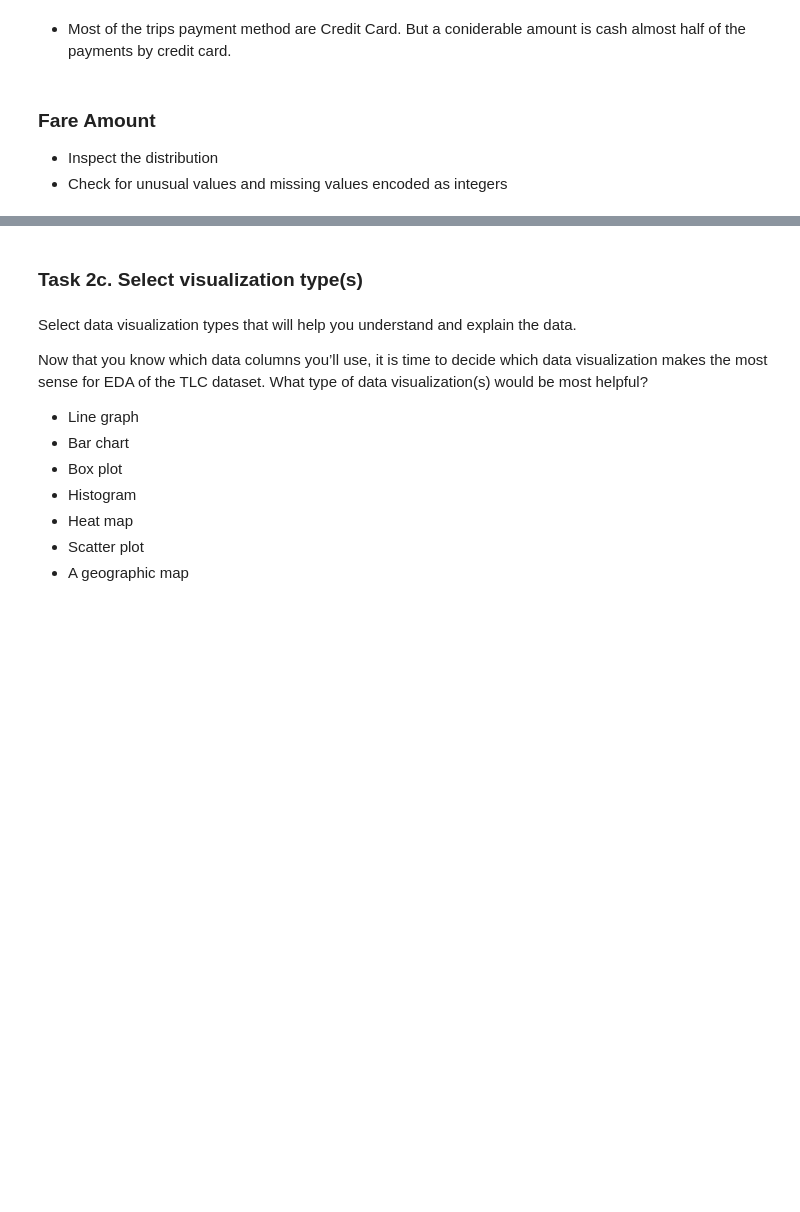
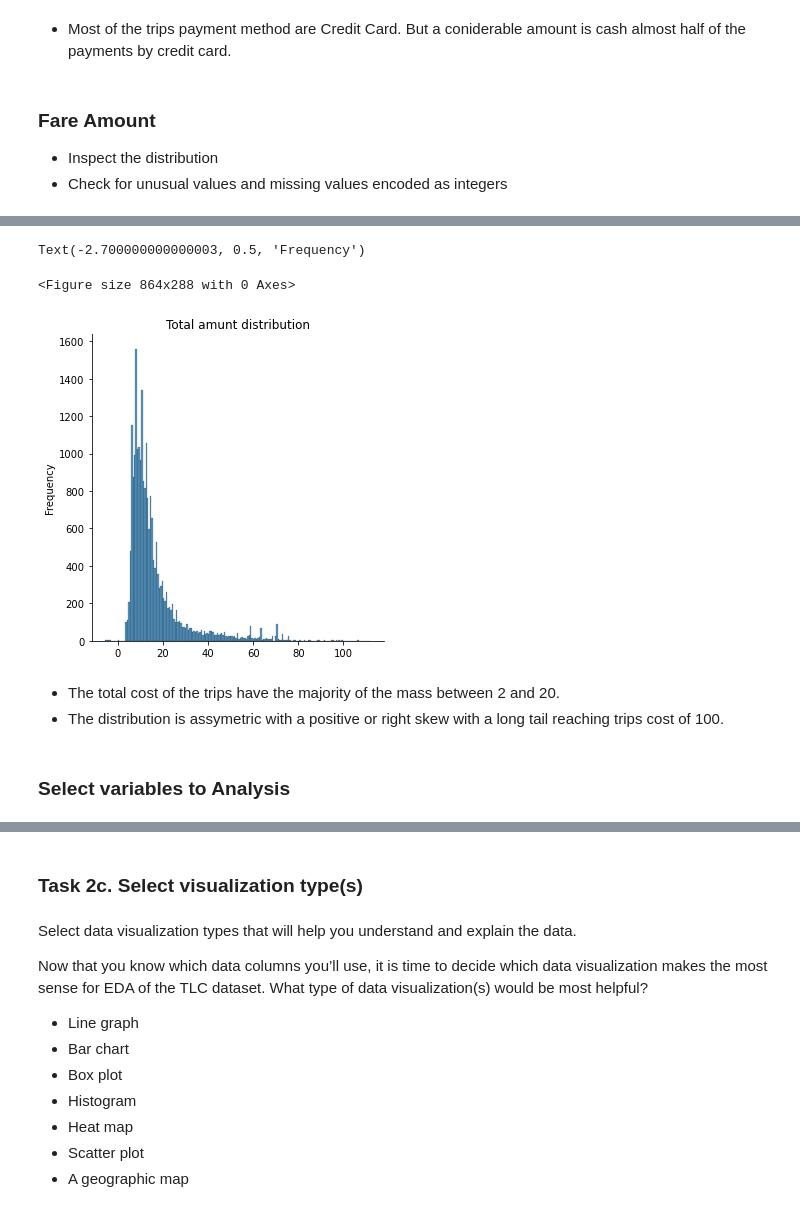
Before and after one commit to Protospi/automatidata-google, a Jupyter notebook: preprocess_eda.ipynb, the cells around one changed output, grey strips where cells are left out. Cells and saved outputs as stored; diff of their text form; code cells hidden in the pictures; blank space fills up the shorter version.

```diff
--- a/Activity_Course 3 Automatidata project lab.ipynb
+++ b/preprocess_eda.ipynb
@@ -589,0 +709,15 @@ Text(0.5, 1.0, 'Count of the number of trips by payment types')
+# %%
+plt.figure(figsize= (12, 4))
+sns.displot(df['total_amount'])
+plt.title('Total amunt distribution')
+plt.xlabel('')
+plt.ylabel('Frequency')
+# %% [output]
+Text(-2.700000000000003, 0.5, 'Frequency')
+<Figure size 864x288 with 0 Axes>
+[figure, added]
+# %% [markdown]
+* The total cost of the trips have the majority of the mass between 2 and 20.
+* The distribution is assymetric with a positive or right skew with a long tail reaching trips cost of 100.
+# %% [markdown]
+### Select variables to Analysis
```
Also changed, not shown: parts of 20 cells of this notebook, 3 other files.
